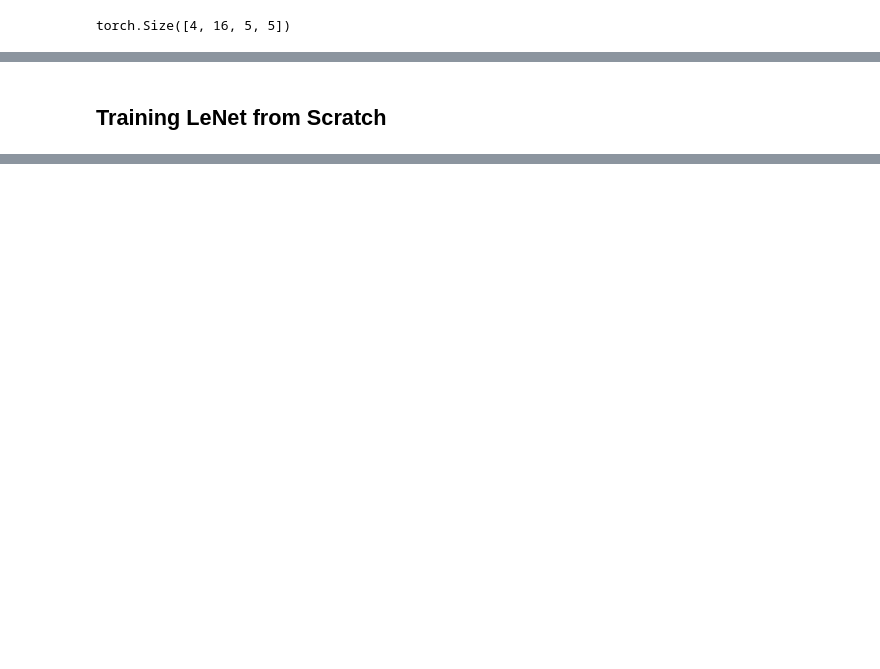
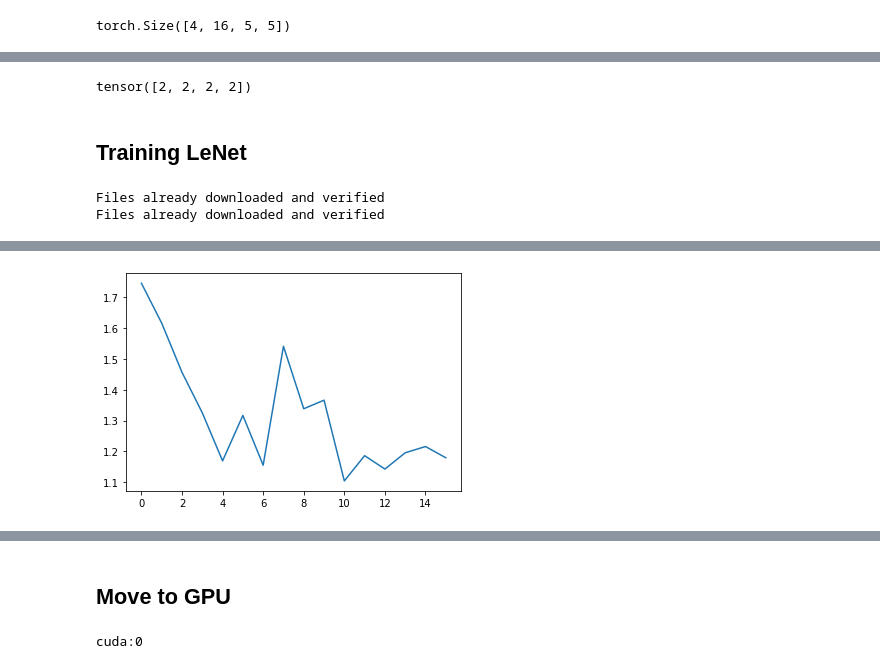
Before and after one commit to sagar9926/Pytorch, a Jupyter notebook: Pytorch_CNN.ipynb, the cells around one changed output, grey strips where cells are left out. Drawn from its saved outputs; the diff is of its cells as text; code cells hidden in the pictures; blank space fills up the shorter version.

```diff
--- a/Pytorch_CNN.ipynb
+++ b/Pytorch_CNN.ipynb
@@ -281,2 +365,7 @@ plt.imshow(out[0, 0, :, :].detach().numpy())
+# %%
+max_values, pred_class = torch.max(out.data, 1) #return maximum value along with the index at which it is present
+print(pred_class)
+# %% [output]
+tensor([2, 2, 2, 2])
 # %% [markdown]
-##  Training LeNet from Scratch
+## Training LeNet
@@ -282,0 +397,56 @@ plt.imshow(out[0, 0, :, :].detach().numpy())
+# %%
+batch_size = 128 # process 128 images in one go
+trainset = torchvision.datasets.CIFAR10(root='./data', train=True, download=True, transform=transforms.ToTensor()) # Train karna hai, Local me download karke after converting to tensor
+trainloader = torch.utils.data.DataLoader(trainset, batch_size=batch_size, shuffle=True) # ek baar me random 128 images dena
+testset = torchvision.datasets.CIFAR10(root='./data', train=False, download=True, transform=transforms.ToTensor()) # Train nahi karna hai, Local me download kar after converting to tensor
+testloader = torch.utils.data.DataLoader(testset, batch_size=batch_size, shuffle=False) # non random 128 images
+# %% [output]
+Files already downloaded and verified
+Files already downloaded and verified
+# %%
+def evaluation(dataloader):
+    total, correct = 0, 0
+    for data in dataloader: # iterate over dataloader jo ki ek baar me 128 images dega
+        inputs, labels = data
+        outputs = net(inputs) # model se prediction lo jo ki har image k liye ek 10 values ka array ouput dega
+        _, pred = torch.max(outputs.data, 1) # ye function maximum value aur uska index return karta hai
+        total += labels.size(0)  # Total kitni images hain
+        correct += (pred == labels).sum().item() # kitni images correct predict kiya hain
+    return 100 * correct / total
+# %%
+net = LeNet()
+# %%
+import torch.optim as optim
+
+loss_fn = nn.CrossEntropyLoss() # Initialise loss function
+opt = optim.Adam(net.parameters()) # initialise optimizer jo ki weight update me kaam aaega
+# %%
+%%time
+loss_arr = []
+loss_epoch_arr = []
+max_epochs = 16
+
+for epoch in range(max_epochs):
+
+    for i, data in enumerate(trainloader, 0):
+
+        inputs, labels = data
+
+        opt.zero_grad() # clear old gradients , We are resetting any previous gradient values to zero before forward or backward pass
+
+        outputs = net(inputs) # make predictions Forward pass
+        loss = loss_fn(outputs, labels) # calculate loss
+        loss.backward() # calculate gradients
+        opt.step() # update parameters i.e Backward propogation step
+
+
+        loss_arr.append(loss.item())
+
+    loss_epoch_arr.append(loss.item())
+
+    print('Epoch: %d/%d, Test acc: %0.2f, Train acc: %0.2f' % (epoch, max_epochs, evaluation(testloader), evaluation(trainloader)))
+
+
+plt.plot(loss_epoch_arr)
+plt.show()
+# %% [output]
@@ -282,0 +469 @@ plt.imshow(out[0, 0, :, :].detach().numpy())
+[figure, added]
@@ -282,0 +472,7 @@ plt.imshow(out[0, 0, :, :].detach().numpy())
+# %% [markdown]
+## Move to GPU
+# %%
+device = torch.device("cuda:0" if torch.cuda.is_available() else "cpu")
+print(device)
+# %% [output]
+cuda:0
```
Also changed, not shown: parts of 30 cells of this notebook.
